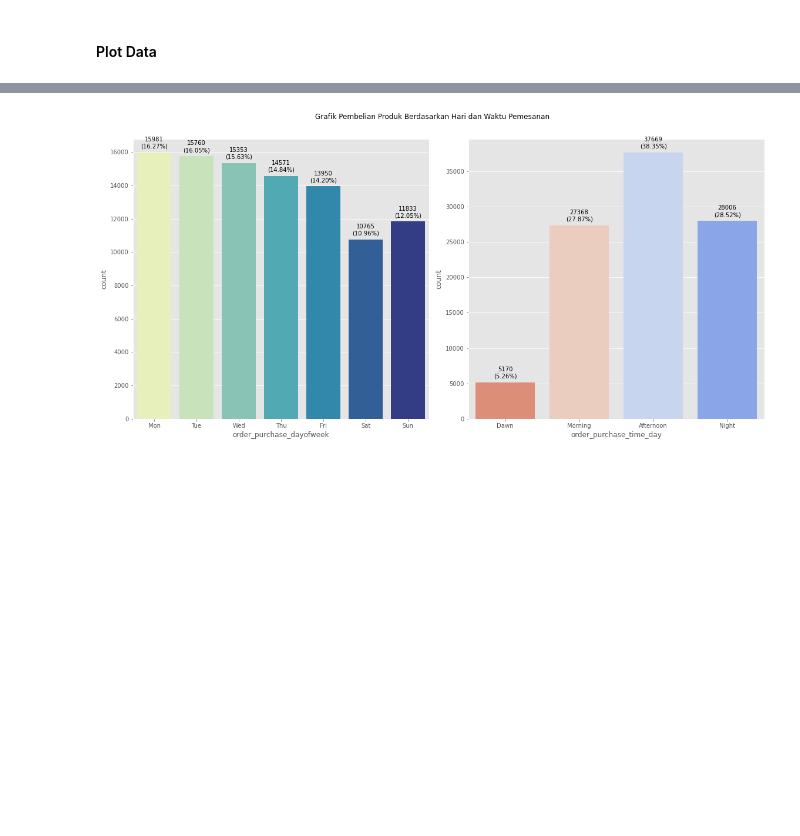
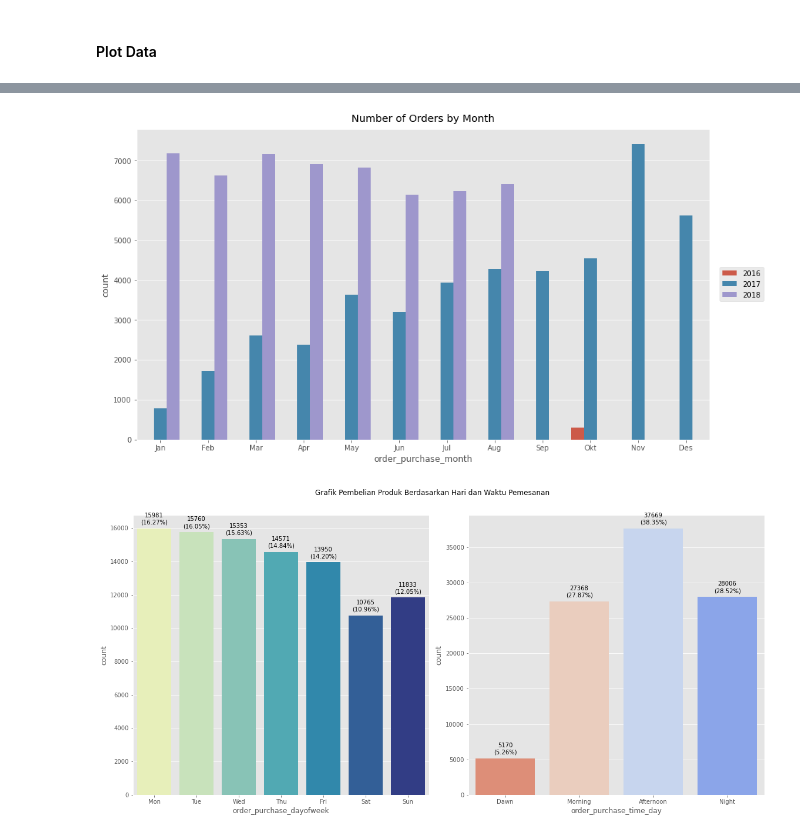
Before and after one commit to akhmadtaufik/project-wrangling-pacmann, a Jupyter notebook: olist-wrangling.ipynb, the cells around one changed output, grey strips where cells are left out. Saved outputs shown, nothing was run; the diff lists cells and outputs as text; code cells hidden in the pictures; blank space fills up the shorter version.

```diff
--- a/olist-wrangling.ipynb
+++ b/olist-wrangling.ipynb
@@ -377,3 +424,25 @@ plt.show()
+# %%
+fig, ax = plt.subplots(figsize=(16, 8))
+
+sns.countplot(data=data_orders, x='order_purchase_month', hue='order_purchase_year')
+
+# Create weekday label in order
+weekday_label = ["Jan", "Feb", "Mar", "Apr", "May", "Jun", "Jul", "Aug", "Sep", "Okt", "Nov", "Des"]
+
+# Assign weekday label using xticklabels
+ax.set_xticklabels(weekday_label)
+
+# Add a title
+ax.set_title("Number of Orders by Month", pad=10)
+
+# Add a legend
+pos = ax.get_position()
+ax.set_position([pos.x0, pos.y0, pos.width * 0.9, pos.height])
+ax.legend(loc='center right', bbox_to_anchor=(1.1, 0.5))
+
+plt.show()
+# %% [output]
+[figure, added]
 # %%
 # Plotting count plot using subplots_dayname_timeday module
 
```
Also changed, not shown: parts of 9 cells of this notebook.
